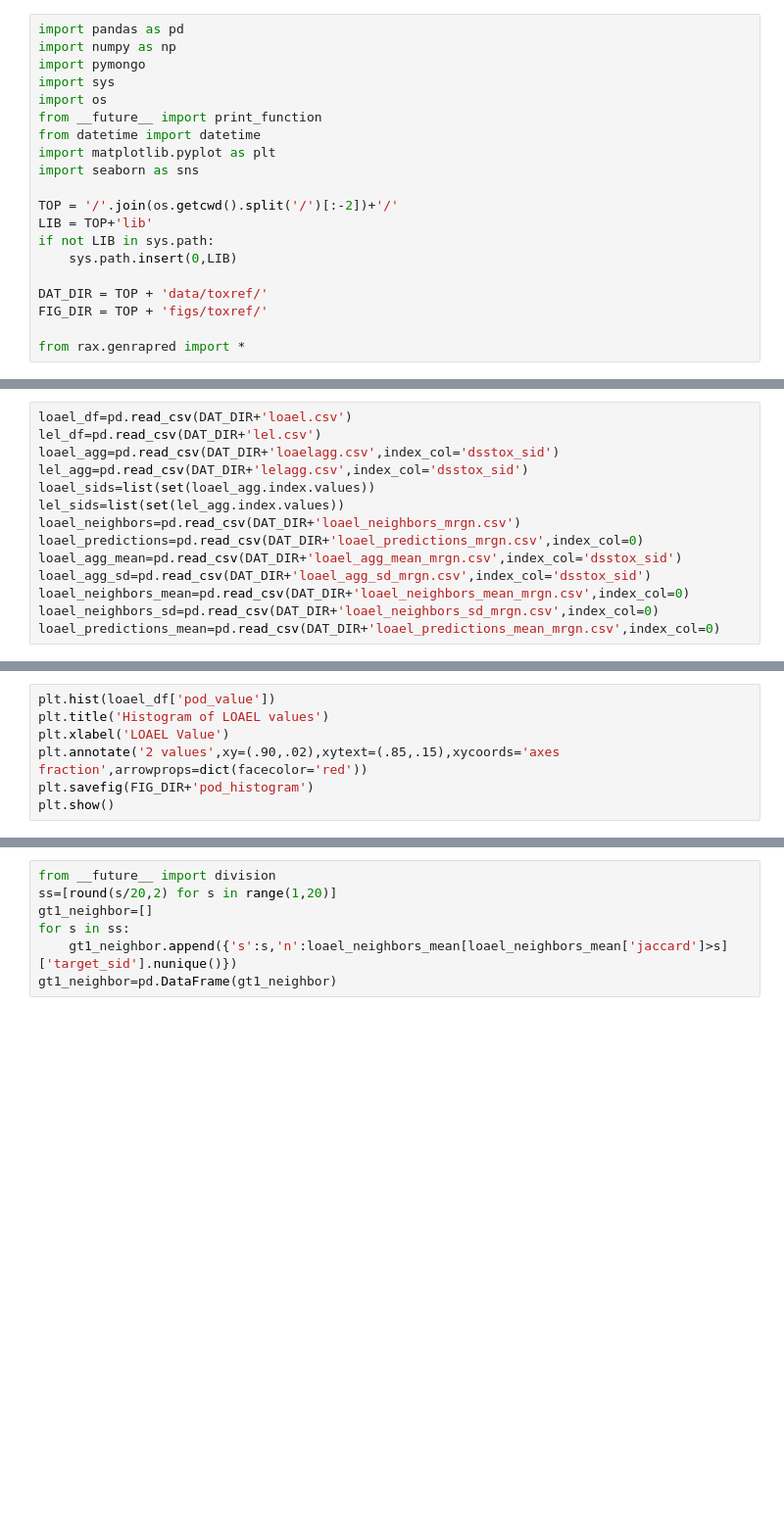
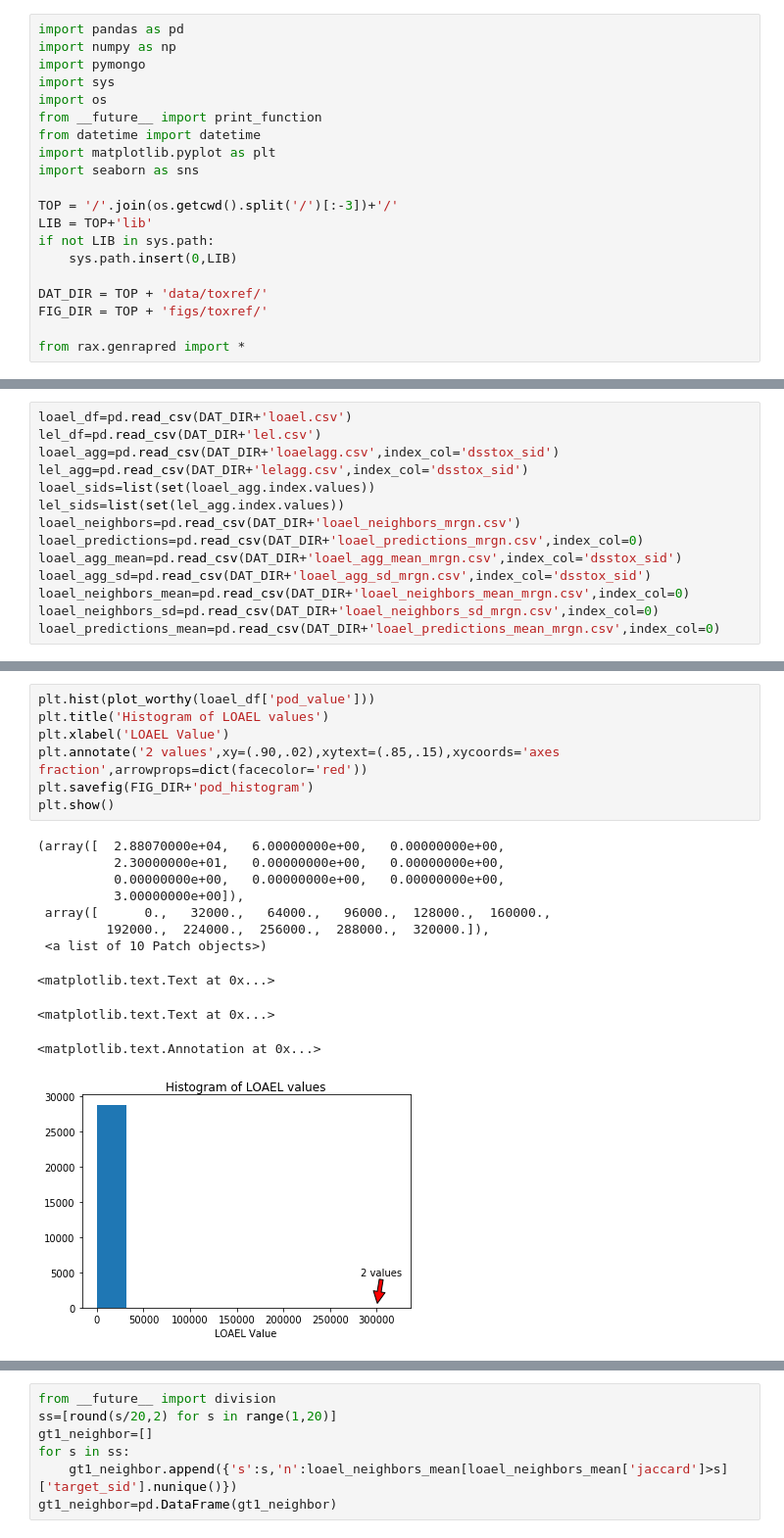
Before and after one commit to georgehelman/genra, a Jupyter notebook: notebooks/rax/toxref/toxref-manuscript.ipynb, the cells around one changed output, grey strips where cells are left out. Shown at 98% size. Cells and saved outputs as stored; diff of their text form; blank space fills up the shorter version.

```diff
--- a/notebooks/rax/toxref/toxref-manuscript.ipynb
+++ b/notebooks/rax/toxref/toxref-manuscript.ipynb
@@ -9,7 +9,7 @@ from datetime import datetime
 import matplotlib.pyplot as plt
 import seaborn as sns
 
-TOP = '/'.join(os.getcwd().split('/')[:-2])+'/'
+TOP = '/'.join(os.getcwd().split('/')[:-3])+'/'
 LIB = TOP+'lib'
 if not LIB in sys.path:
     sys.path.insert(0,LIB)
@@ -79,10 +105,22 @@ loael_df['pod_unit'].value_counts()
 # %%
-plt.hist(loael_df['pod_value'])
+plt.hist(plot_worthy(loael_df['pod_value']))
 plt.title('Histogram of LOAEL values')
 plt.xlabel('LOAEL Value')
 plt.annotate('2 values',xy=(.90,.02),xytext=(.85,.15),xycoords='axes fraction',arrowprops=dict(facecolor='red'))
 plt.savefig(FIG_DIR+'pod_histogram')
 plt.show()
+# %% [output]
+(array([  2.88070000e+04,   6.00000000e+00,   0.00000000e+00,
+          2.30000000e+01,   0.00000000e+00,   0.00000000e+00,
+          0.00000000e+00,   0.00000000e+00,   0.00000000e+00,
+          3.00000000e+00]),
+ array([      0.,   32000.,   64000.,   96000.,  128000.,  160000.,
+         192000.,  224000.,  256000.,  288000.,  320000.]),
+ <a list of 10 Patch objects>)
+<matplotlib.text.Text at 0x...>
+<matplotlib.text.Text at 0x...>
+<matplotlib.text.Annotation at 0x...>
+[figure, added]
 # %%
 plt.hist(plot_worthy(loael_df['pod_value_LM']))
 plt.title('Histogram of Log Molar LOAEL values')
```
Also changed, not shown: parts of 13 cells of this notebook, 4 other files.
